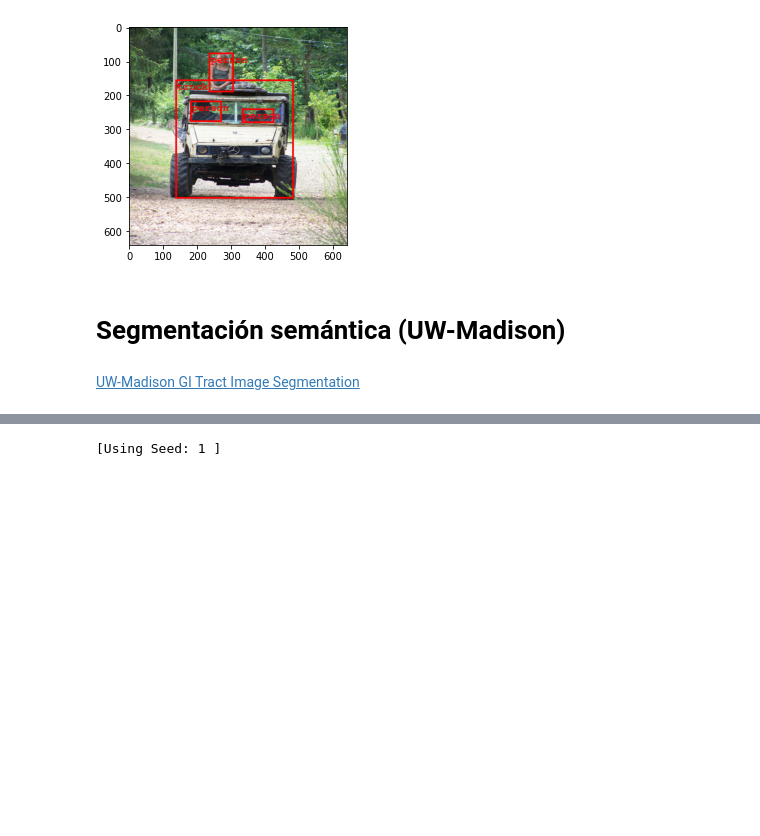
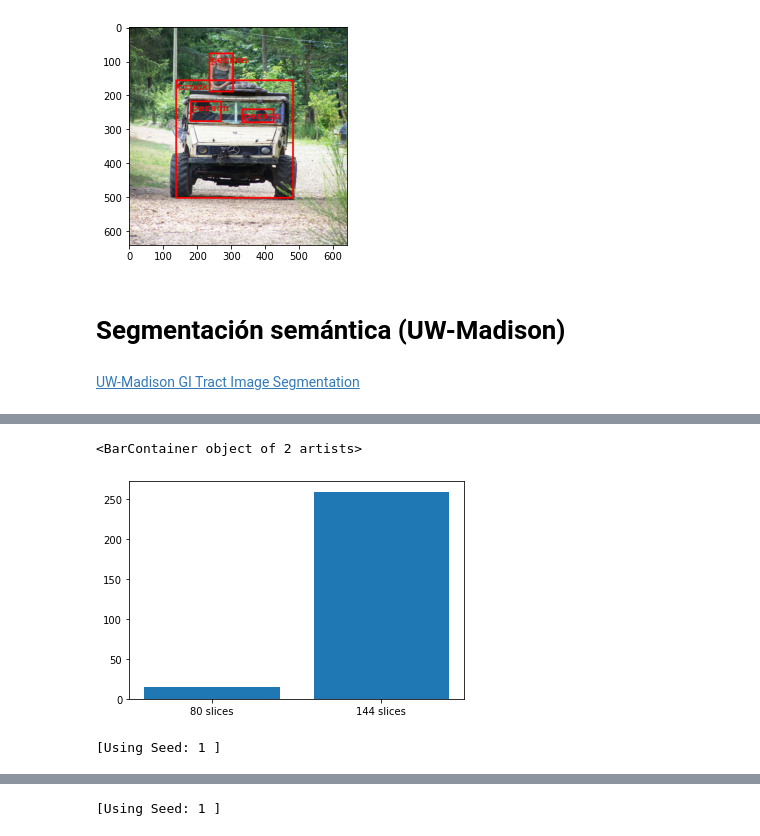
Before and after one commit to ramajoballester/mil_deeplearning, a Jupyter notebook: 4_aplicaciones.ipynb, the cells around one changed output, grey strips where cells are left out. Drawn from its saved outputs; the diff is of its cells as text; code cells hidden in the pictures; blank space fills up the shorter version.

```diff
--- a/4_aplicaciones.ipynb
+++ b/4_aplicaciones.ipynb
@@ -355,0 +417,13 @@ def test(model, dataloader, device, loss_fn, metrics_fn=None):
+# %%
+tmp = np.unique(slice_count)
+plt.bar(['80 slices', '144 slices'], [tmp[1]-tmp[0], tmp[0]])
+# %% [output]
+<BarContainer object of 2 artists>
+[figure, added]
+# %%
+seed_all(1)
+df_val = df_preprocess.sample(int(args.val_split*len(df_preprocess)))
+df_train = df_preprocess.drop(df_val.index)
+train_dataset = UWDataset(df_train, transform=img_transforms, target_transform=mask_transforms, pad_to_aspect_ratio=1)
+# %% [output]
+[Using Seed: 1 ]
```
Also changed, not shown: parts of 40 cells of this notebook.
